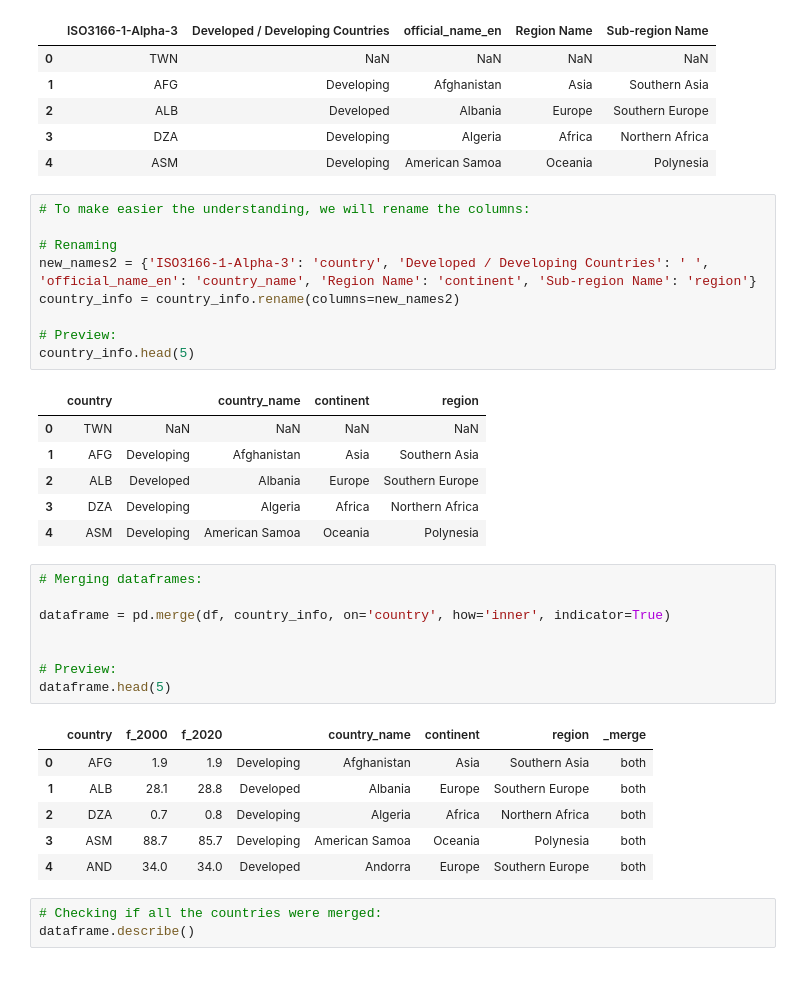
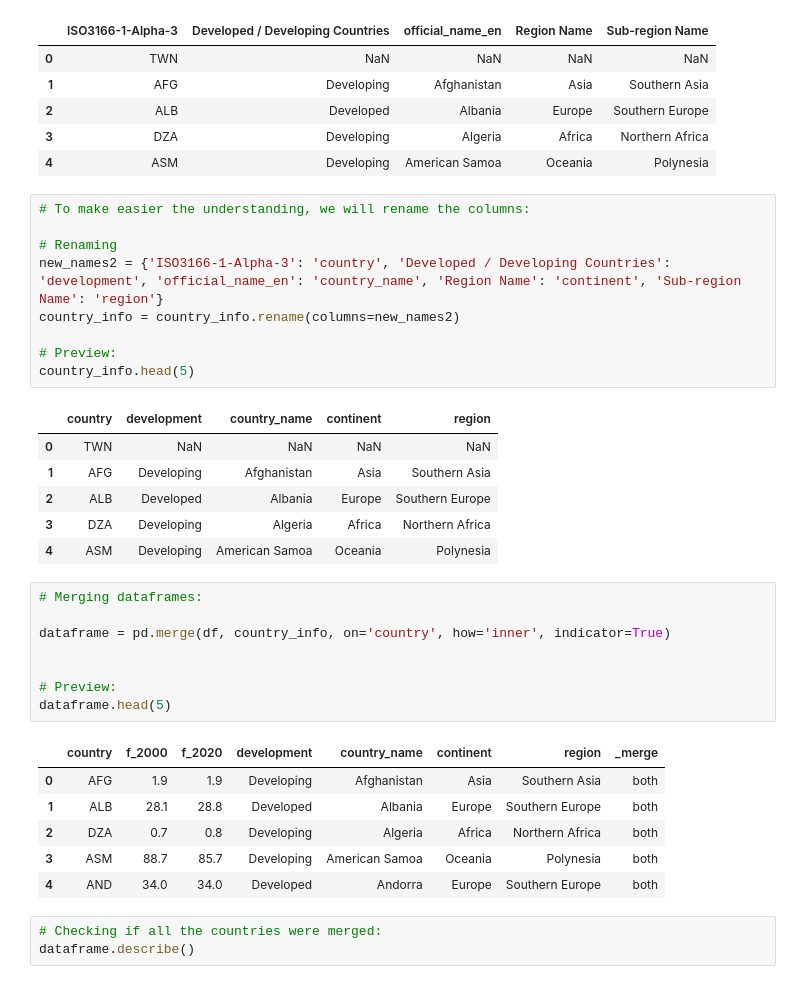
Before and after one commit to anacbneumann/Deforestation_analysis, a Jupyter notebook: deforestation_eda.ipynb, the cells around one changed output. Saved outputs shown, nothing was run; the diff lists cells and outputs as text.

```diff
--- a/deforestation_eda.ipynb
+++ b/deforestation_eda.ipynb
@@ -185,14 +168,14 @@ country_info.head(5)
 # %%
 # To make easier the understanding, we will rename the columns:
 
 # Renaming
-new_names2 = {'ISO3166-1-Alpha-3': 'country', 'Developed / Developing Countries': ' ', 'official_name_en': 'country_name', 'Region Name': 'continent', 'Sub-region Name': 'region'}
+new_names2 = {'ISO3166-1-Alpha-3': 'country', 'Developed / Developing Countries': 'development', 'official_name_en': 'country_name', 'Region Name': 'continent', 'Sub-region Name': 'region'}
 country_info = country_info.rename(columns=new_names2)
 
 # Preview:
 country_info.head(5)
 # %% [output]
-|  | country |  | country_name | continent | region |
+|  | country | development | country_name | continent | region |
 | 0 | TWN | NaN | NaN | NaN | NaN |
 | 1 | AFG | Developing | Afghanistan | Asia | Southern Asia |
 | 2 | ALB | Developed | Albania | Europe | Southern Europe |
@@ -207,7 +190,7 @@ dataframe = pd.merge(df, country_info, on='country', how='inner', indicator=True
 # Preview:
 dataframe.head(5)
 # %% [output]
-|  | country | f_2000 | f_2020 |  | country_name | continent | region | _merge |
+|  | country | f_2000 | f_2020 | development | country_name | continent | region | _merge |
 | 0 | AFG | 1.9 | 1.9 | Developing | Afghanistan | Asia | Southern Asia | both |
 | 1 | ALB | 28.1 | 28.8 | Developed | Albania | Europe | Southern Europe | both |
 | 2 | DZA | 0.7 | 0.8 | Developing | Algeria | Africa | Northern Africa | both |
```
Also changed, not shown: parts of 62 cells of this notebook, 1 other file.
